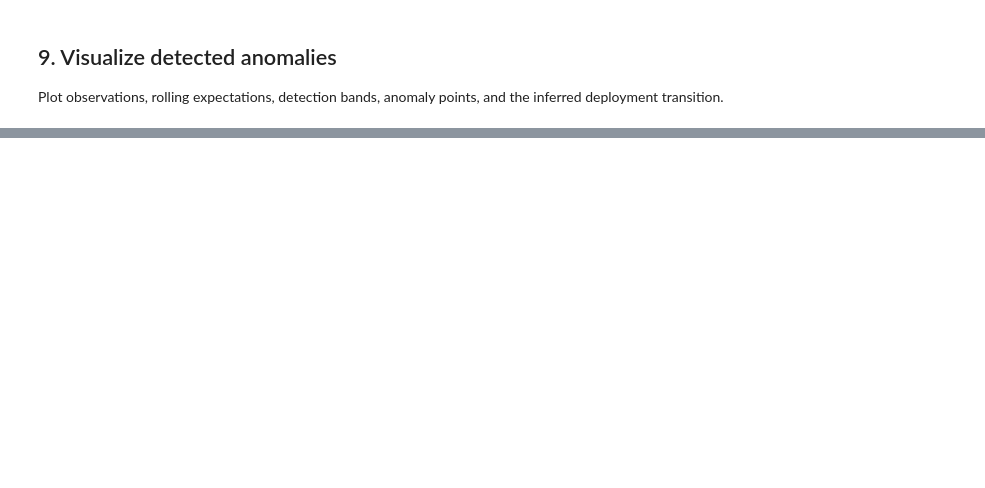
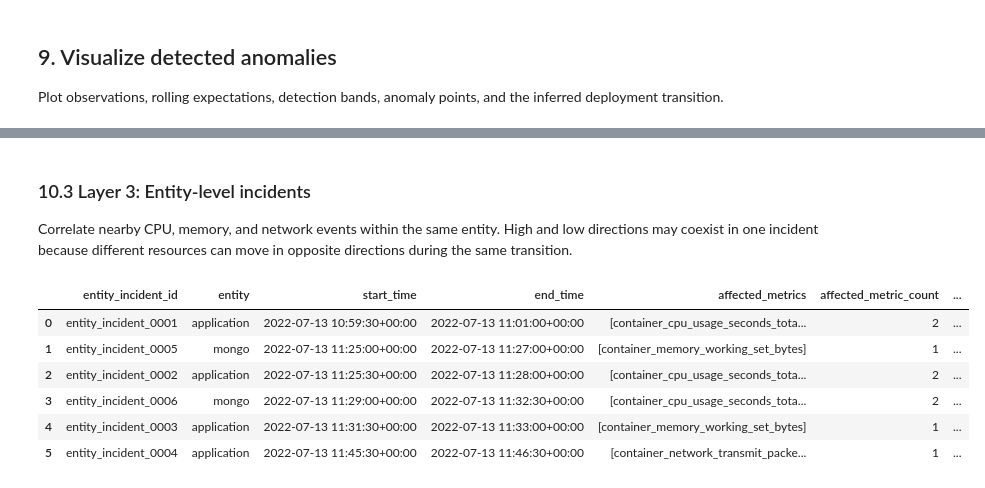
Before and after one commit to T-Sunm/aiops-trainticket-pipeline, a Jupyter notebook: notebooks/02_metrics_detection.ipynb, the cells around one changed output, grey strips where cells are left out. Saved outputs shown, nothing was run; the diff lists cells and outputs as text; code cells hidden in the pictures; blank space fills up the shorter version.

Commit message:
feat: add layered metric incident correlation

```diff
--- a/notebooks/02_metrics_detection.ipynb
+++ b/notebooks/02_metrics_detection.ipynb
@@ -838,0 +1052,62 @@ display(detection_events)
+# %% [markdown]
+### 10.3 Layer 3: Entity-level incidents
+
+Correlate nearby CPU, memory, and network events within the same entity. High and low directions may coexist in one incident because different resources can move in opposite directions during the same transition.
+# %%
+metric_events_clustered = add_interval_cluster_ids(
+    entity_metric_events,
+    group_columns=["entity"],
+)
+
+entity_incident_rows = []
+
+for _, incident in metric_events_clustered.groupby("cluster_id", sort=False):
+    affected_metrics = sorted(incident["metric_name"].unique())
+    metric_signals = sorted({
+        f"{row.metric_name}:{feature_signal}"
+        for row in incident.itertuples()
+        for feature_signal in row.feature_signals
+    })
+
+    if len(affected_metrics) >= 3:
+        incident_type = "multi_metric_resource_transition"
+    elif len(affected_metrics) == 2:
+        incident_type = "correlated_resource_event"
+    else:
+        incident_type = "single_metric_event"
+
+    entity_incident_rows.append({
+        "entity_incident_id": f"entity_incident_{int(incident['cluster_id'].iloc[0]):04d}",
+        "entity": incident["entity"].iloc[0],
+        "start_time": incident["start_time"].min(),
+        "end_time": incident["end_time"].max(),
+        "affected_metrics": affected_metrics,
+        "affected_metric_count": len(affected_metrics),
+        "metric_signals": metric_signals,
+        "metric_event_count": len(incident),
+        "anomaly_points": incident["anomaly_points"].sum(),
+        "max_abs_score": incident["max_abs_score"].max(),
+        "contributor_count_changed": bool(
+            incident["contributor_count_changed"].any()
+        ),
+        "incident_type": incident_type,
+        "source_metric_event_ids": sorted(
+            incident["metric_event_id"].tolist()
+        ),
+    })
+
+entity_incidents = (
+    pd.DataFrame(entity_incident_rows)
+    .sort_values(["start_time", "entity"])
+    .reset_index(drop=True)
+)
+
+display(entity_incidents)
+# %% [output]
+|  | entity_incident_id | entity | start_time | end_time | affected_metrics | affected_metric_count | ... |
+| 0 | entity_incident_0001 | application | 2022-07-13 10:59:30+00:00 | 2022-07-13 11:01:00+00:00 | [container_cpu_usage_seconds_tota... | 2 | ... |
+| 1 | entity_incident_0005 | mongo | 2022-07-13 11:25:00+00:00 | 2022-07-13 11:27:00+00:00 | [container_memory_working_set_bytes] | 1 | ... |
+| 2 | entity_incident_0002 | application | 2022-07-13 11:25:30+00:00 | 2022-07-13 11:28:00+00:00 | [container_cpu_usage_seconds_tota... | 2 | ... |
+| 3 | entity_incident_0006 | mongo | 2022-07-13 11:29:00+00:00 | 2022-07-13 11:32:30+00:00 | [container_cpu_usage_seconds_tota... | 2 | ... |
+| 4 | entity_incident_0003 | application | 2022-07-13 11:31:30+00:00 | 2022-07-13 11:33:00+00:00 | [container_memory_working_set_bytes] | 1 | ... |
+| 5 | entity_incident_0004 | application | 2022-07-13 11:45:30+00:00 | 2022-07-13 11:46:30+00:00 | [container_network_transmit_packe... | 1 | ... |
```
Also changed, not shown: parts of 15 cells of this notebook, 3 other files.
